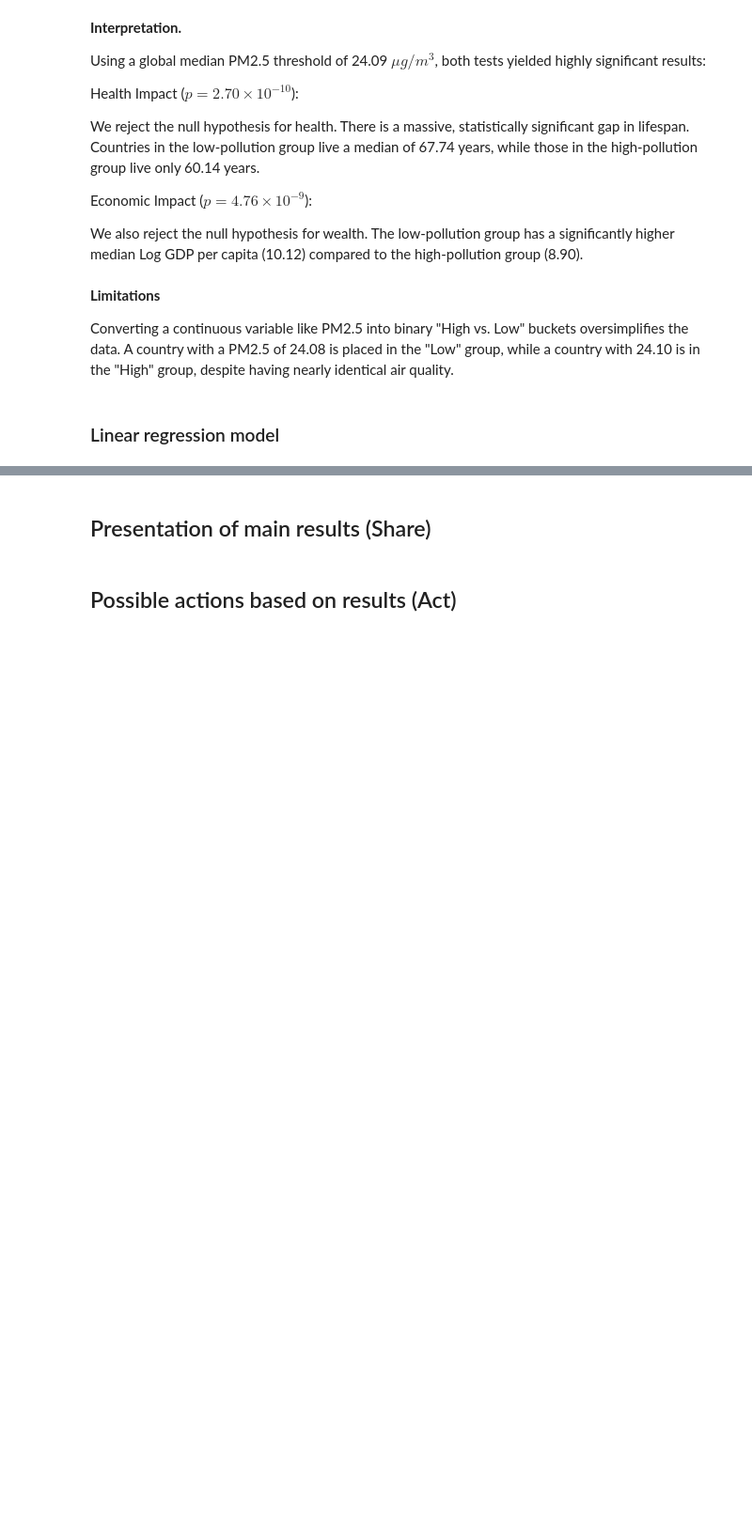
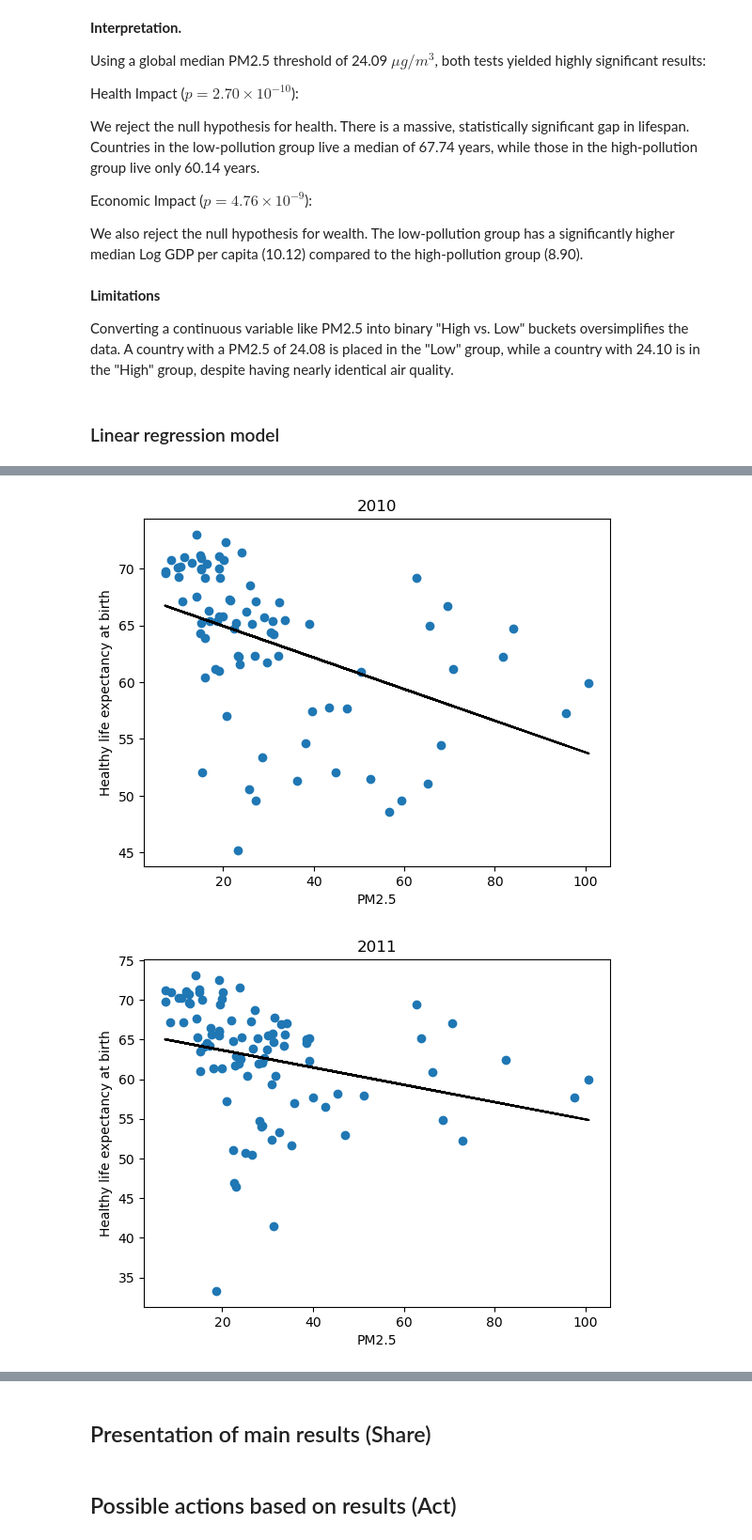
Before and after one commit to JayHaych/SC3021-Data-Science-Fundamental-Group-Project, a Jupyter notebook: Group4_SDAA_notebook.ipynb, the cells around one changed output, grey strips where cells are left out. Shown at 94% size. Cells and saved outputs as stored; diff of their text form; code cells hidden in the pictures; blank space fills up the shorter version.

Commit message:
linear reg for every year + sensitivity check

```diff
--- a/Group4_SDAA_notebook.ipynb
+++ b/Group4_SDAA_notebook.ipynb
@@ -1515,0 +1572,25 @@ print("Highest R2: ", highest)
+# %%
+unique_years = df_final["Year"].unique()
+
+for year in unique_years:
+
+    df_year = df_final[df_final["Year"] == year]
+
+    x_train, x_test, y_train, y_test = train_test_split(df_year[["PM2.5"]], df_year["Healthy life expectancy at birth"], test_size=0.25)
+
+    slope, intercept, r, p, std_err = stats.linregress(x_train["PM2.5"], y_train)
+
+    def myfunc(x):
+      return slope * x + intercept
+
+    linreg = list(map(myfunc, x_train["PM2.5"]))
+
+    plt.scatter(x_train["PM2.5"], y_train)
+    plt.title(year)
+    plt.xlabel("PM2.5")
+    plt.ylabel("Healthy life expectancy at birth")
+    plt.plot(x_train["PM2.5"], linreg, color = 'k')
+    plt.show()
+# %% [output]
+[figure, added]
+[figure, added]
```
Also changed, not shown: parts of 12 cells of this notebook.
